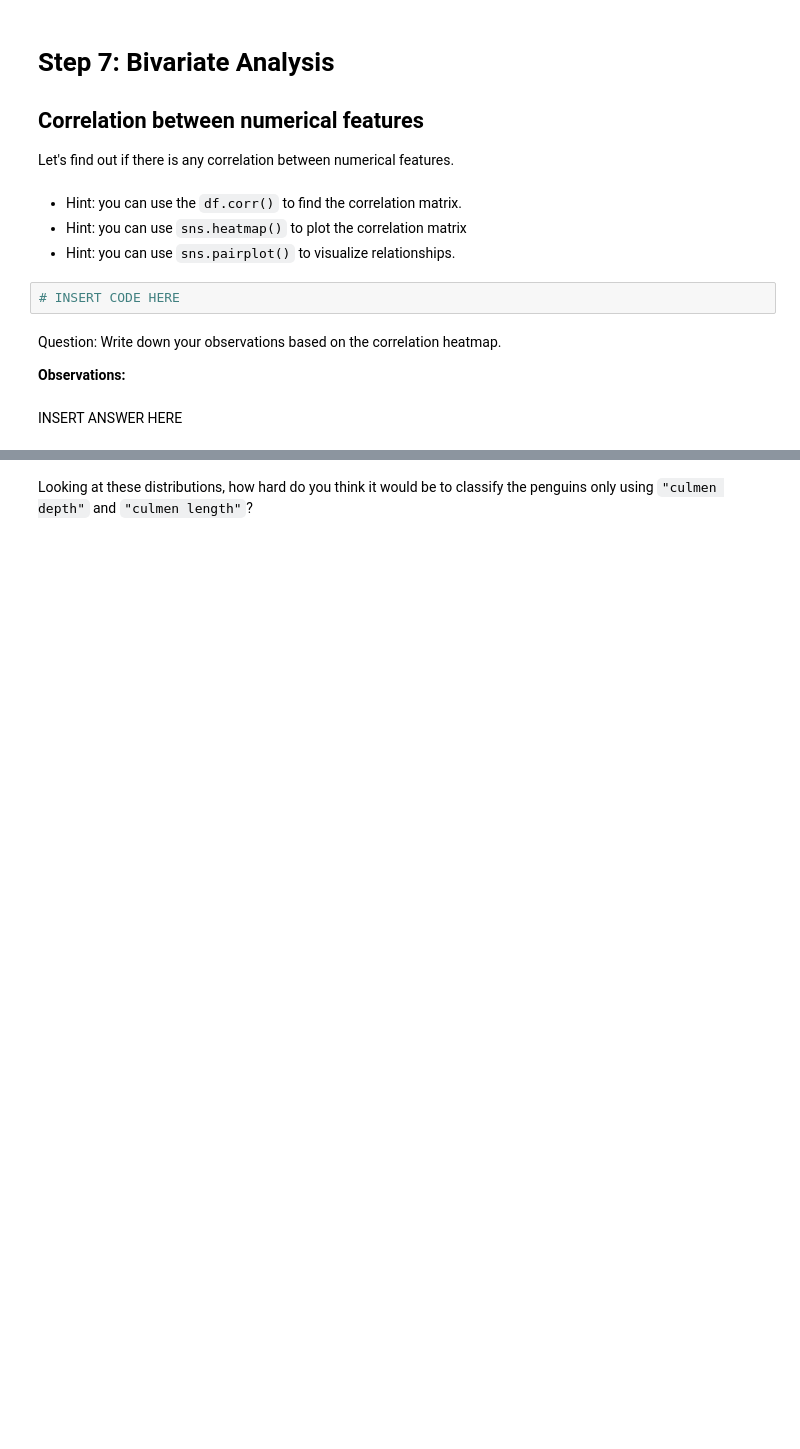
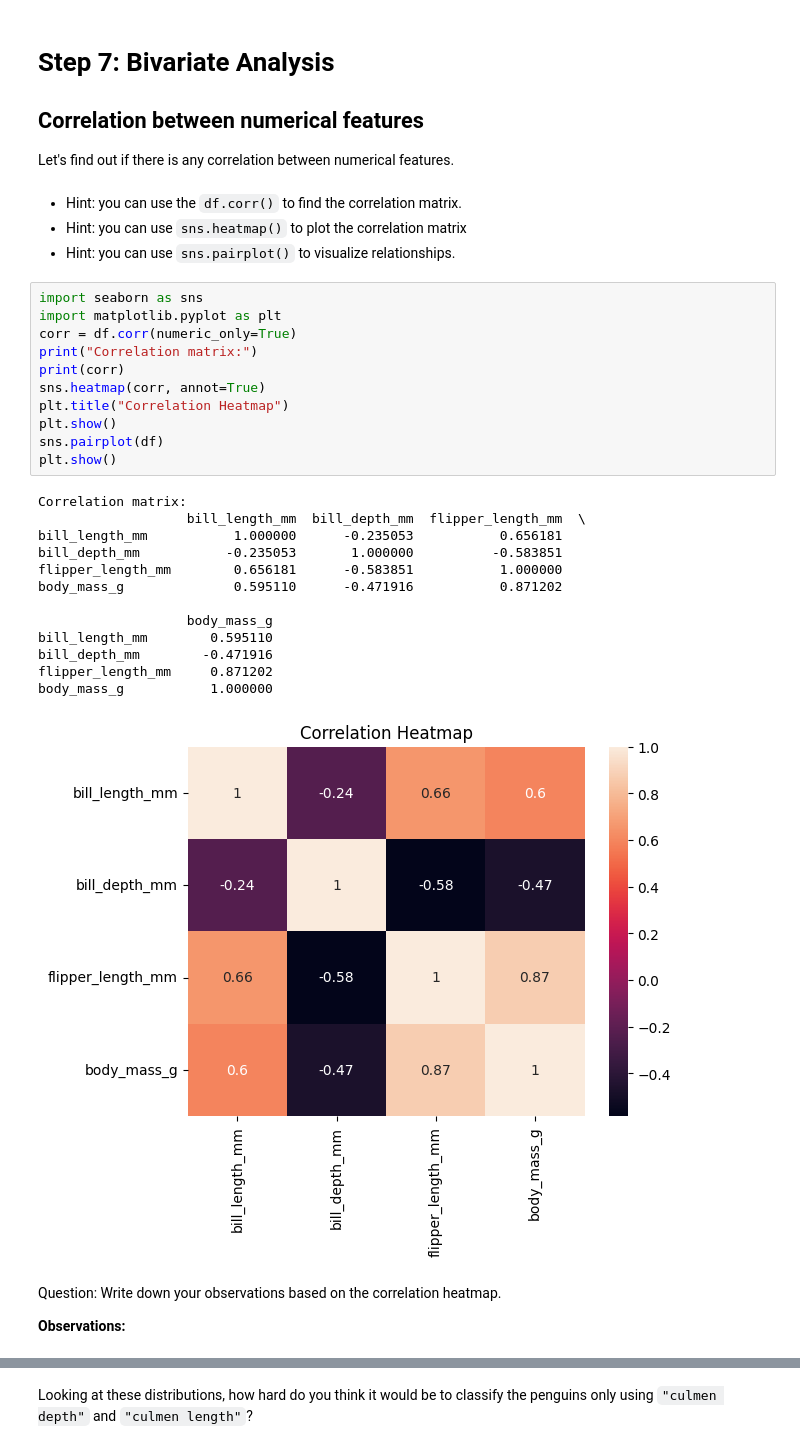
Before and after one commit to sebaalturaiqi/B5, a Jupyter notebook: Student/Week2/01_eda_penguins_ex.ipynb, the cells around one changed output, grey strips where cells are left out. Drawn from its saved outputs; the diff is of its cells as text; blank space fills up the shorter version.

```diff
--- a/Student/Week2/01_eda_penguins_ex.ipynb
+++ b/Student/Week2/01_eda_penguins_ex.ipynb
@@ -384,11 +384,32 @@ Let's find out if there is any correlation between numerical features.
 - Hint: you can use the `df.corr()` to find the correlation matrix.
 - Hint: you can use `sns.heatmap()` to plot the correlation matrix
 - Hint: you can use `sns.pairplot()` to visualize relationships.
-# %%
-# INSERT CODE HERE
+# %%
+import seaborn as sns
+import matplotlib.pyplot as plt
+corr = df.corr(numeric_only=True)
+print("Correlation matrix:")
+print(corr)
+sns.heatmap(corr, annot=True)
+plt.title("Correlation Heatmap")
+plt.show()
+sns.pairplot(df)
+plt.show()
+# %% [output]
+Correlation matrix:
+                   bill_length_mm  bill_depth_mm  flipper_length_mm  \
+bill_length_mm           1.000000      -0.235053           0.656181
+bill_depth_mm           -0.235053       1.000000          -0.583851
+flipper_length_mm        0.656181      -0.583851           1.000000
+body_mass_g              0.595110      -0.471916           0.871202
+
+                   body_mass_g
+bill_length_mm        0.595110
+bill_depth_mm        -0.471916
+flipper_length_mm     0.871202
+body_mass_g           1.000000
+[figure, added]
 # %% [markdown]
 Question: Write down your observations based on the correlation heatmap.
 
 **Observations:**
-# %% [markdown]
-INSERT ANSWER HERE
```
Also changed, not shown: parts of 3 cells of this notebook.
